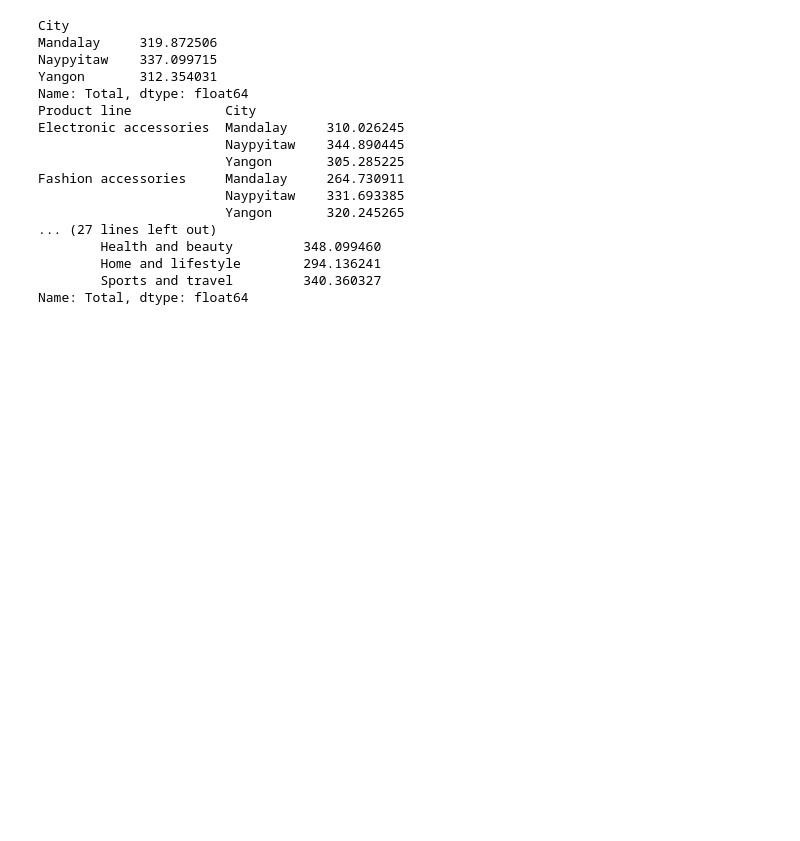
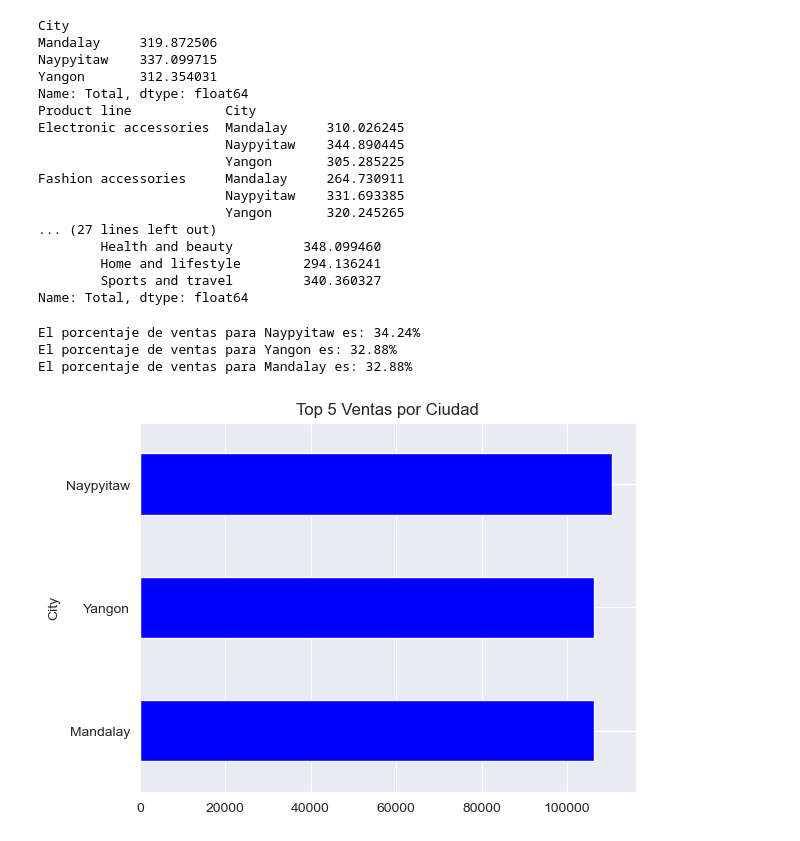
Before and after one commit to AI-YAZMIN-VILLEGAS/EBAC, a Jupyter notebook: Tareas/Tarea M34-AD-YAZMIN VILLEGAS.ipynb, the cells around one changed output. Cells and saved outputs as stored; diff of their text form; code cells hidden in the pictures; blank space fills up the shorter version.

```diff
--- a/Tareas/Tarea M34-AD-YAZMIN VILLEGAS.ipynb
+++ b/Tareas/Tarea M34-AD-YAZMIN VILLEGAS.ipynb
@@ -77,8 +77,33 @@ Fashion accessories     Mandalay     264.730911
         Home and lifestyle        294.136241
         Sports and travel         340.360327
 Name: Total, dtype: float64
+# %%
+#función para mostrar el porcentaje de ventas por categoría
+def mensaje_porcentaje(porcentajes):
+    mensaje = ''
+    for i, porcentaje in porcentajes.items():
+        print(f'El porcentaje de ventas para {i} es: {porcentaje:.2f}%')
+    return mensaje
 # %%
 #Usar el método rank para generar top 5 de:
 #1) ventas por ciudad,
-#2) ventas por member,
-#3) ventas por payment. Obtener además el % de aporte de cada categoría.
+
+import seaborn as sns
+import matplotlib.pyplot as plt
+from matplotlib.ticker import StrMethodFormatter
+
+sns.set_style('darkgrid')
+
+ventas_ciudad = df.groupby('City')['Total'].sum()
+ventas_ciudad_ranking = ventas_ciudad.rank(ascending=False, method='dense')
+ventas_ciudad_top5 = ventas_ciudad[ventas_ciudad_ranking  <= 5].sort_values(ascending=False)
+ventas_ciudad_top5
+ax = ventas_ciudad_top5[::-1].plot.barh(y='City',x='Total',color='b',title='Top 5 Ventas por Ciudad')
+
+porcentaje_ventas_ciudad = ventas_ciudad_top5/ventas_ciudad.sum() * 100
+print(mensaje_porcentaje(porcentaje_ventas_ciudad))
+# %% [output]
+El porcentaje de ventas para Naypyitaw es: 34.24%
+El porcentaje de ventas para Yangon es: 32.88%
+El porcentaje de ventas para Mandalay es: 32.88%
+[figure, added]
```
Also changed, not shown: parts of 5 cells of this notebook.
